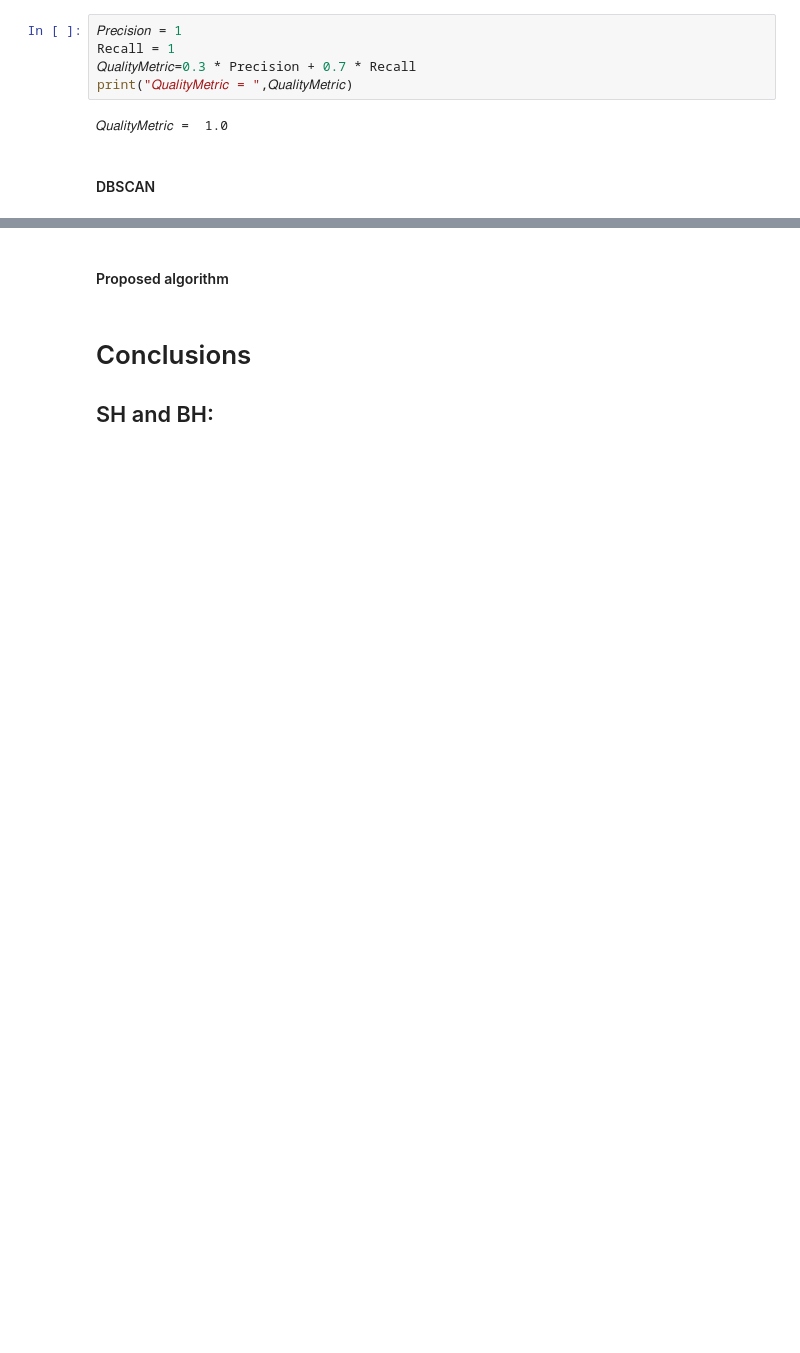
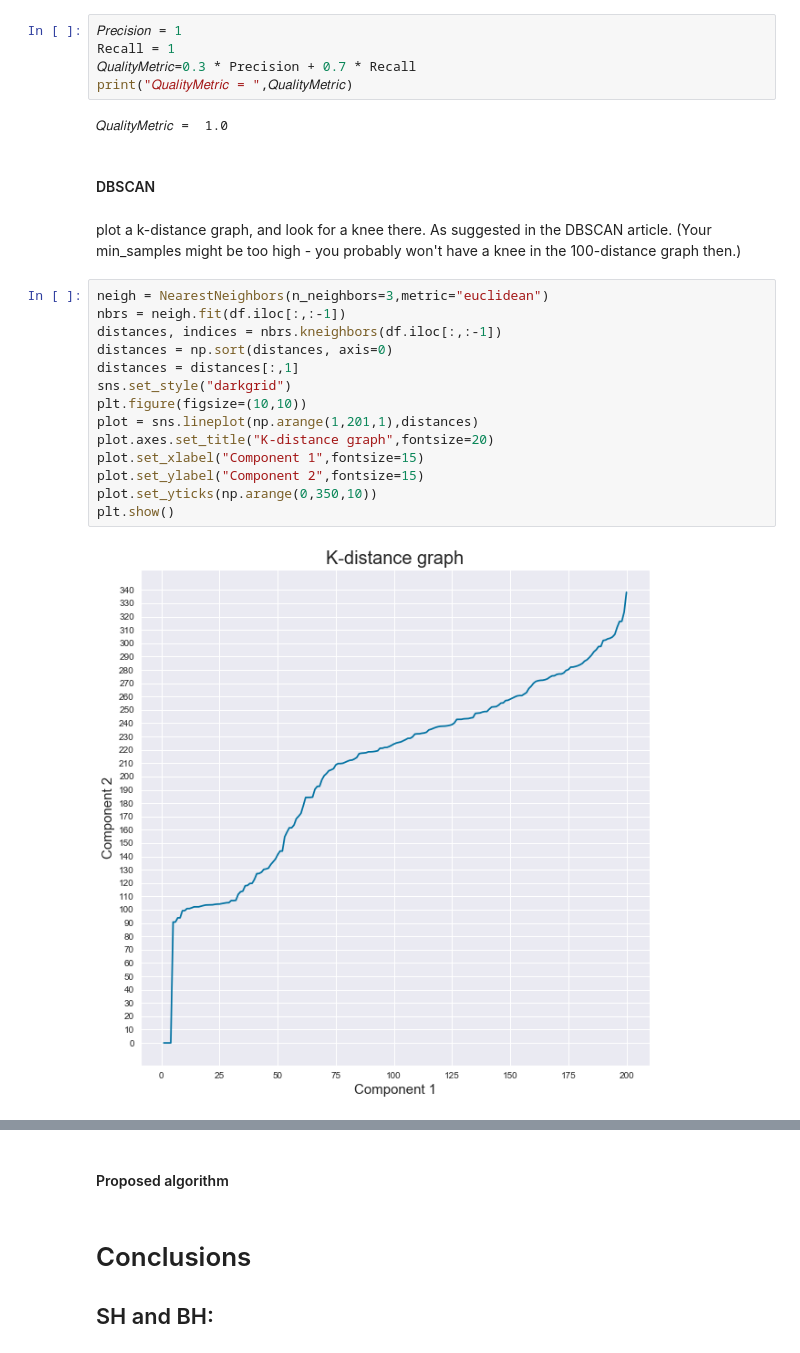
Before and after one commit to michaelwozniak/unsupervised-machine-learning-project-number-1, a Jupyter notebook: jupyter notebooks/paper_ul1_wozniak_wrzesinski.ipynb, the cells around one changed output, grey strips where cells are left out. Cells and saved outputs as stored; diff of their text form; blank space fills up the shorter version.

```diff
--- a/jupyter notebooks/paper_ul1_wozniak_wrzesinski.ipynb
+++ b/jupyter notebooks/paper_ul1_wozniak_wrzesinski.ipynb
@@ -419,3 +429,21 @@ print("𝑄𝑢𝑎𝑙𝑖𝑡𝑦𝑀𝑒𝑡𝑟𝑖𝑐 = ",𝑄𝑢𝑎𝑙
 𝑄𝑢𝑎𝑙𝑖𝑡𝑦𝑀𝑒𝑡𝑟𝑖𝑐 =  1.0
 # %% [markdown]
 #### DBSCAN
+# %% [markdown]
+plot a k-distance graph, and look for a knee there. As suggested in the DBSCAN article. (Your min_samples might be too high - you probably won't have a knee in the 100-distance graph then.)
+# %%
+neigh = NearestNeighbors(n_neighbors=3,metric="euclidean")
+nbrs = neigh.fit(df.iloc[:,:-1])
+distances, indices = nbrs.kneighbors(df.iloc[:,:-1])
+distances = np.sort(distances, axis=0)
+distances = distances[:,1]
+sns.set_style("darkgrid")
+plt.figure(figsize=(10,10))
+plot = sns.lineplot(np.arange(1,201,1),distances)
+plot.axes.set_title("K-distance graph",fontsize=20)
+plot.set_xlabel("Component 1",fontsize=15)
+plot.set_ylabel("Component 2",fontsize=15)
+plot.set_yticks(np.arange(0,350,10))
+plt.show()
+# %% [output]
+[figure, added]
```
Also changed, not shown: parts of 29 cells of this notebook.
